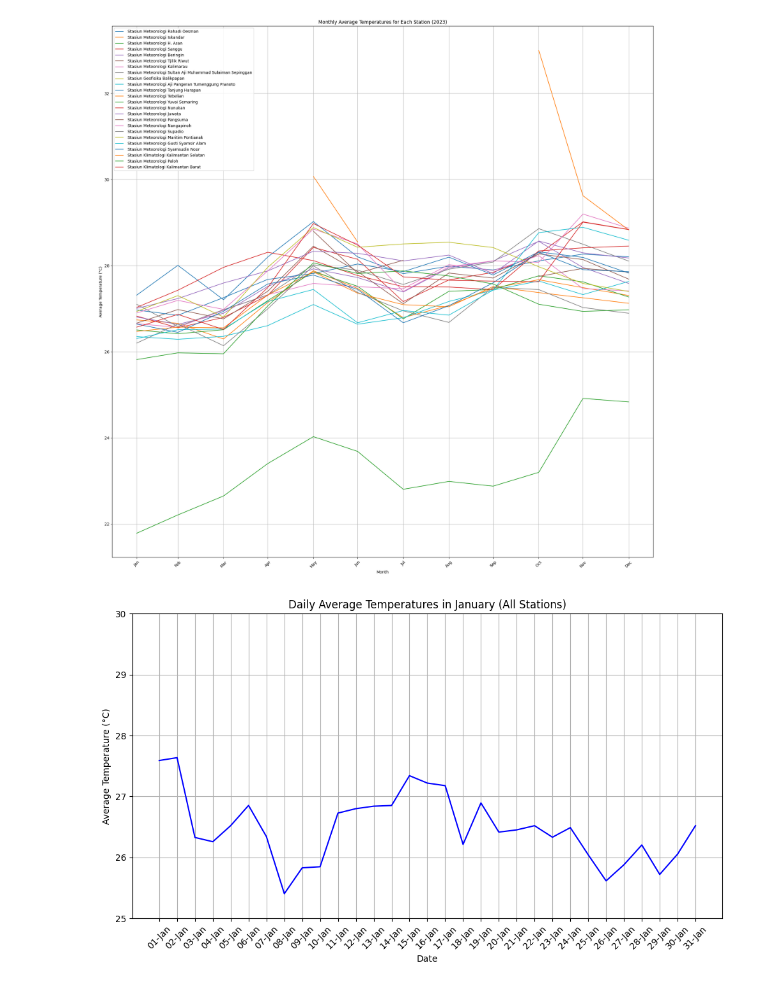
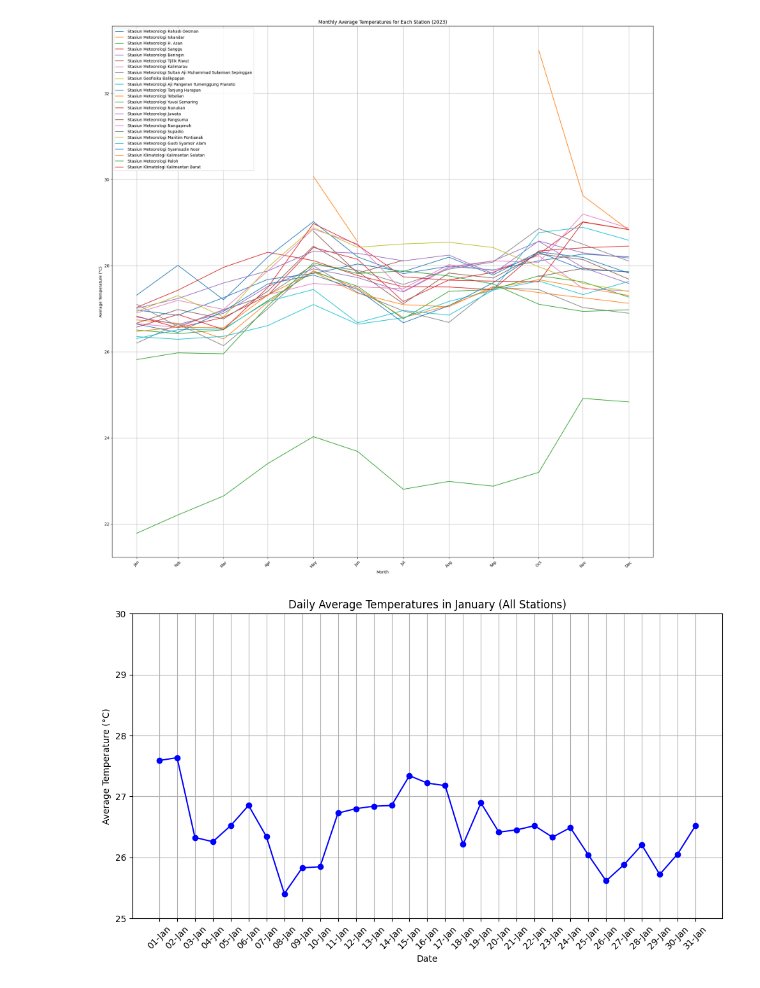
Before and after one commit to syadrn/Proyek-Kapita-Selekta, a Jupyter notebook: Tugas proyek akhir meteo/data_bulanan.ipynb, the cells around one changed output. Cells and saved outputs as stored; diff of their text form; code cells hidden in the pictures.

```diff
--- a/Tugas proyek akhir meteo/data_bulanan.ipynb
+++ b/Tugas proyek akhir meteo/data_bulanan.ipynb
@@ -35,26 +35,27 @@ plt.show()
 # %%
 # Calculate the daily mean for all stations combined
 daily_avg = df_transposed.mean(axis=1)
 
 # Filter the data for the month of January
 january_avg = daily_avg[daily_avg.index.month == 1]
 
 # Plot the daily average for January
 plt.figure(figsize=(10, 6))
-plt.plot(january_avg.index, january_avg, label='Average Temperature (All Stations)', color='b')
+plt.plot(january_avg.index, january_avg, label='Average Temperature (All Stations)',
+         marker='o', color='b')
 
 plt.title('Daily Average Temperatures in January (All Stations)')
 plt.xlabel('Date')
 plt.ylabel('Average Temperature (°C)')
 plt.xticks(january_avg.index, january_avg.index.strftime('%d-%b'), rotation=45)
 plt.ylim(25, 30)
 plt.grid(True)
 plt.tight_layout()
 
 # Show the plot
 plt.show()
 # %% [output]
-[figure, old version]
+[figure, new version]
 # %%
 # Calculate the daily mean for all stations combined
 daily_avg = df_transposed.mean(axis=1)
```
Also changed, not shown: parts of 11 cells of this notebook, 1 other file.
